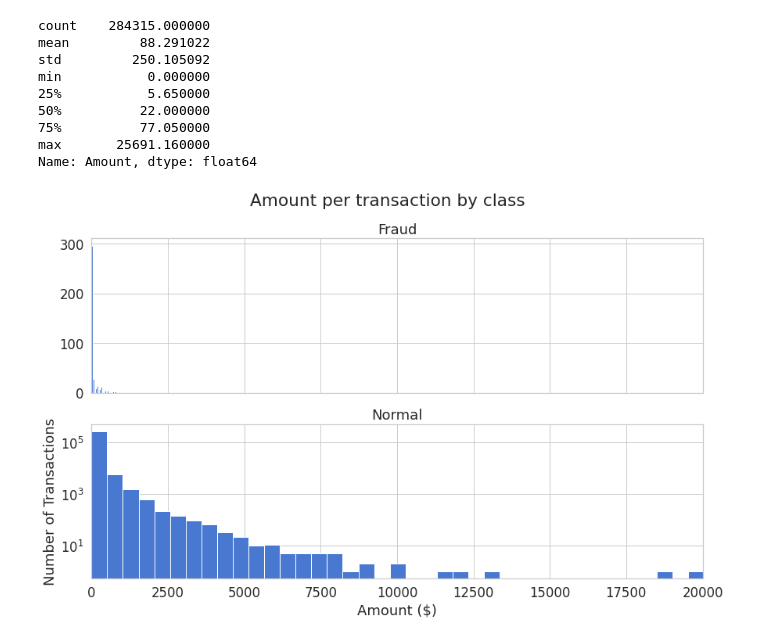
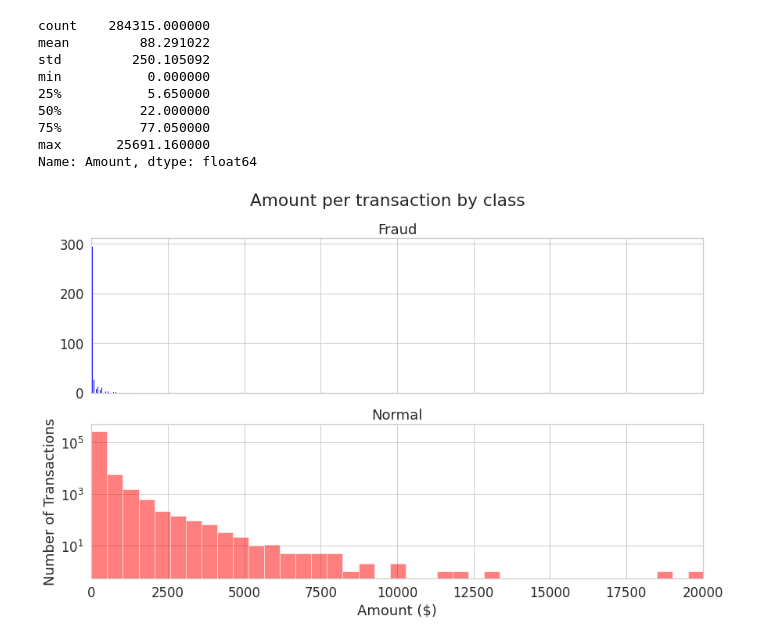
Before and after one commit to SyedHuzaifa007/PIAIC-Deep-Learning-Assignment, a Jupyter notebook: Credit_Card_Fraud_Detection_assignment.ipynb, the cells around one changed output. Cells and saved outputs as stored; diff of their text form; code cells hidden in the pictures.

```diff
--- a/Credit_Card_Fraud_Detection_assignment.ipynb
+++ b/Credit_Card_Fraud_Detection_assignment.ipynb
@@ -157,22 +177,23 @@ min           0.000000
 max       25691.160000
 Name: Amount, dtype: float64
 # %%
+# Amount per transaction by class
 f, (ax1, ax2) = plt.subplots(2, 1, sharex=True)
 f.suptitle('Amount per transaction by class')
 
 bins = 50
 
-ax1.hist(Frauds.Amount, bins = bins)
+ax1.hist(Frauds.Amount, bins = bins, color='blue')
 ax1.set_title('Fraud')
 
-ax2.hist(Valid.Amount, bins = bins)
+ax2.hist(Valid.Amount, bins = bins, color='red', alpha = 0.5)
 ax2.set_title('Normal')
 
 plt.xlabel('Amount ($)')
 plt.ylabel('Number of Transactions')
 plt.xlim((0, 20000))
 plt.yscale('log')
 plt.show();
 # %% [output]
-[figure, old version]
+[figure, new version]
 # %%
```
Also changed, not shown: parts of 2 cells of this notebook.
